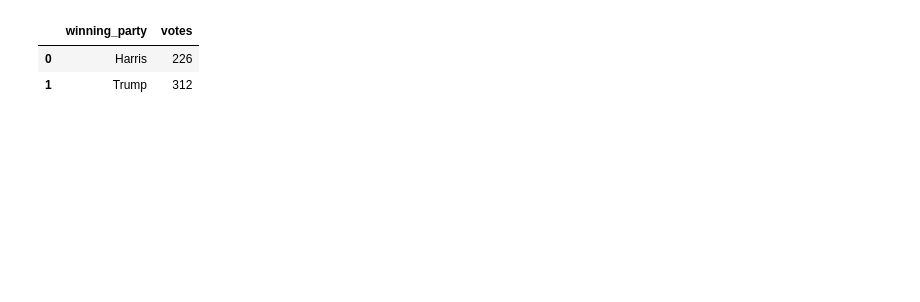
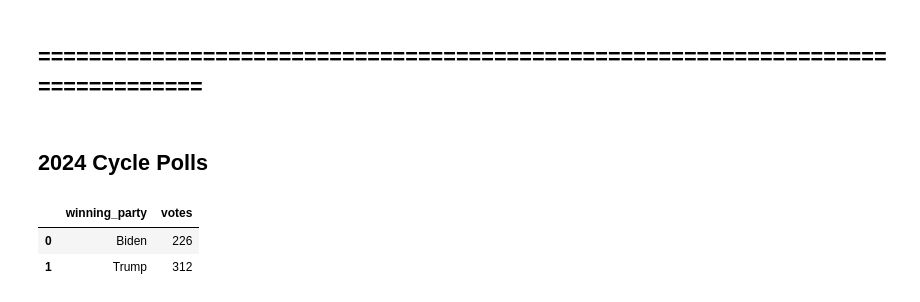
Before and after one commit to sasukewong/US-Electrion-Poll, a Jupyter notebook: US_Election_Poll_Analysis.ipynb, the cells around one changed output. Drawn from its saved outputs; the diff is of its cells as text; code cells hidden in the pictures; blank space fills up the shorter version.

```diff
--- a/US_Election_Poll_Analysis.ipynb
+++ b/US_Election_Poll_Analysis.ipynb
@@ -71,13 +112,40 @@ df = pd.concat([df,temp])
+# %% [markdown]
+## ================================================================================
+# %% [markdown]
+## 2024 Cycle Polls
+# %%
+president_polls = pd.read_csv("https://raw.githubusercontent.com/sasukewong/US-Electrion-Poll/refs/heads/main/president_polls.csv")
+president_polls["end_date"] = pd.to_datetime(president_polls["end_date"])
+# %%
+df = president_polls[keep][(president_polls["end_date"]>=pd.Timestamp(2024,7,21))]
+republican_cadidate = df['answer'][df['party']=='REP'].values[0]
+democrat_cadidate = df['answer'][df['party']=='DEM'].values[0]
+df = poll_data_cleasing(df)
+df = df.merge(swing_state_weighting,'left','state').fillna(0)
+df['percent_rep'] = df['percent_rep'] + df['rep_weight']
+df['percent_dem'] = df['percent_dem'] - df['rep_weight']
+# %%
+df_no_new_poll = state_code.merge(df,'outer','state')
+states_without_new_poll = df_no_new_poll[df_no_new_poll['code_y'].isnull()]['state']
+# %%
+df_no_new_poll = president_polls[keep][(president_polls["end_date"]>=pd.Timestamp(2024,1,1))&(president_polls["state"].isin(states_without_new_poll))]
+republican_cadidate = df_no_new_poll['answer'][df_no_new_poll['party']=='REP'].values[0]
+democrat_cadidate = df_no_new_poll['answer'][df_no_new_poll['party']=='DEM'].values[0]
+df_no_new_poll = poll_data_cleasing(df_no_new_poll)
+df_no_new_poll = df_no_new_poll.merge(swing_state_weighting,'left','state').fillna(0)
+df_no_new_poll['percent_rep'] = df_no_new_poll['percent_rep'] + df_no_new_poll['rep_weight']
+df_no_new_poll['percent_dem'] = df_no_new_poll['percent_dem'] - df_no_new_poll['rep_weight']
+df = pd.concat([df,df_no_new_poll]).sort_values(by='state').reset_index(drop=True)
 # %%
-winner = df.merge(votes,'left','state')
+winner = df.merge(votes,'left','state').drop_duplicates()
 winner['winning_party'] = ''
-winner['winning_party'][(winner['percent_dem']>winner['percent_rep'])] = "Harris"
-winner['winning_party'][(winner['percent_rep']>winner['percent_dem'])] = "Trump"
+winner['winning_party'][(winner['percent_dem']>winner['percent_rep'])] = democrat_cadidate
+winner['winning_party'][(winner['percent_rep']>winner['percent_dem'])] = republican_cadidate
 winner['votes'] = winner['votes'].astype(int)
 winner = winner.groupby("winning_party")['votes'].sum().reset_index()
 winner
 # %% [output]
 |  | winning_party | votes |
-| 0 | Harris | 226 |
+| 0 | Biden | 226 |
 | 1 | Trump | 312 |
 # %%
```
Also changed, not shown: parts of 24 cells of this notebook.
